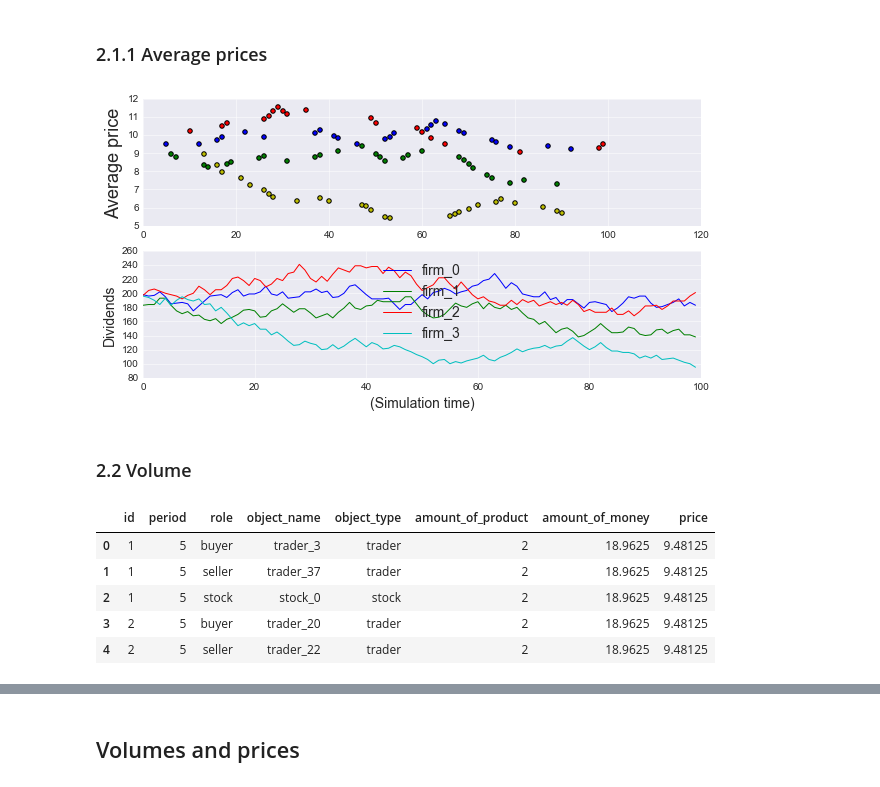
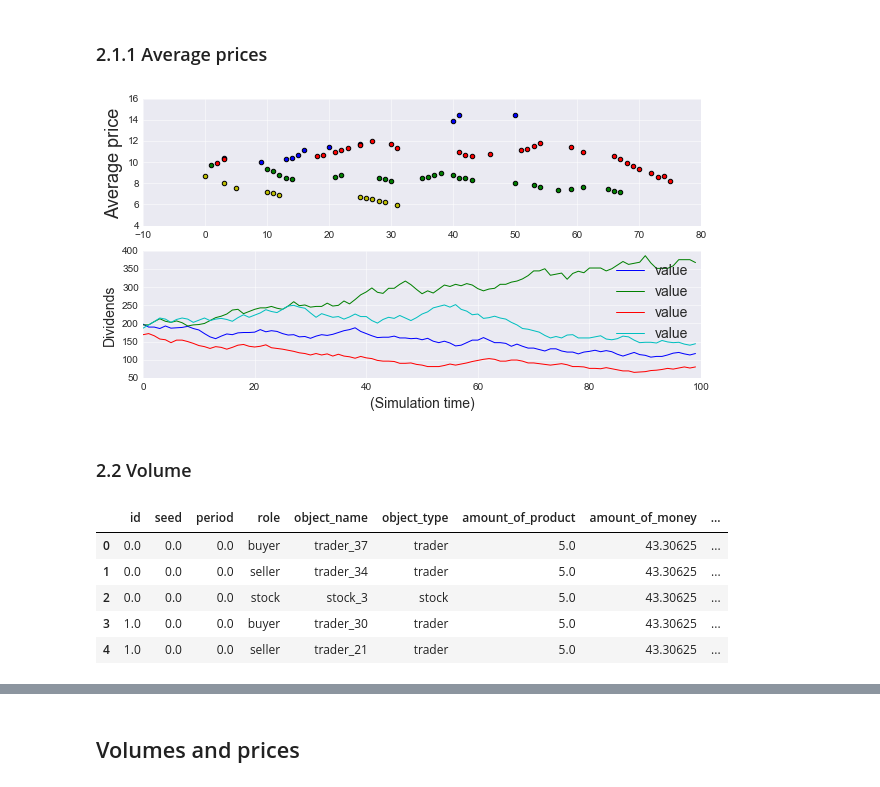
Before and after one commit to LCfP/Agent-Based-Stock-Market-Model, a Jupyter notebook: data_notebook.ipynb, the cells around one changed output, grey strips where cells are left out. Drawn from its saved outputs; the diff is of its cells as text; code cells hidden in the pictures.

```diff
--- a/data_notebook.ipynb
+++ b/data_notebook.ipynb
@@ -259,11 +278,16 @@ ax4.set_ylabel('Stock_3', fontsize='18')
 ## 2 Transactions
 Using the Transactions and Objects tables, I then analyse the transactions made by traders.
 # %%
-transactions = pd.read_sql_query("""
-SELECT Transactions.id, Transactions.period, Transactors.role, Objects.object_name, Objects.object_type, Transactions.amount_of_product, Transactions.amount_of_money
-FROM Transactors JOIN Transactions JOIN Objects
-ON Transactors.transaction_id = Transactions.id and Transactors.transactor_id = Objects.id
-""", conn)
+transactions = []
+for seed in range(NRUNS):
+    transactions.append(pd.read_sql_query(
+    """
+    SELECT Transactions{0}.id, Transactions{0}.seed, Transactions{0}.period, Transactors{0}.role, Objects{0}.object_name, Objects{0}.object_type, Transactions{0}.amount_of_product, Transactions{0}.amount_of_money
+    FROM Transactors{0} JOIN Transactions{0} JOIN Objects{0}
+    ON Transactors{0}.transaction_id = Transactions{0}.id and Transactors{0}.transactor_id = Objects{0}.id
+    """.format(seed), conn))
+# %%
+transactions = pd.concat(transactions)
 # %% [markdown]
 The price of transactions is not recorded in the simulation. Therefore, I derive it by dividing the amount of money payed for a single transactions by the amount of stocks traded.
 # %%
@@ -281,14 +305,16 @@ transactions.head()
 ### 2.1 Prices
 A stock can be traded at different prices at the same time by different traders. I therefore construct a seperate table which summarizes stocks prices over time.
 # %%
-transactionTime = [n for n in range(100)]
+transactionTime = [n for n in range(len(t_time))]
 # %%
+seed = 0
+
 stockPrices = {'period': transactionTime}
 for stock in transactions.query('object_type == "stock"')['object_name'].unique():
     allPrices = []
     for period in transactionTime:
         pricesAtPeriod = []
-        for price in transactions.query('object_name == "{}" and period == {}'.format(stock,period))['price']:
+        for price in transactions.query('object_name == "{}" and period == {} and seed == {}'.format(stock,period, seed))['price']:
             pricesAtPeriod.append(price)
         if (not not pricesAtPeriod):
             allPrices.append(pricesAtPeriod)
@@ -310,37 +336,35 @@ pricesOvertime.head()
 # %%
 fig = plt.figure(figsize=(10,5))
 ax1 = fig.add_subplot(211)
 ax2 = fig.add_subplot(212)
 
 ax1.scatter(pricesOvertime.index, pricesOvertime['stock_0'].apply(np.mean), c='b')
 ax1.scatter(pricesOvertime.index, pricesOvertime['stock_1'].apply(np.mean), c='g')
 ax1.scatter(pricesOvertime.index, pricesOvertime['stock_2'].apply(np.mean), c='r')
 ax1.scatter(pricesOvertime.index, pricesOvertime['stock_3'].apply(np.mean), c='y')
 
-ax2.plot(f_time, firm_0, label='firm_0')
-ax2.plot(f_time, firm_1, label='firm_1')
-ax2.plot(f_time, firm_2, label='firm_2')
-ax2.plot(f_time, firm_3, label='firm_3')
+for firm in firms['run_0']:
+    ax2.plot(range(len(firm)), firm.apply(int))
 
 ax2.set_ylabel('Dividends', fontsize='14')
 ax2.set_xlabel('(Simulation time)', fontsize='14')
 ax1.set_ylabel('Average price', fontsize='18')
 
 plt.legend(loc='best', fontsize='14')
 fig.savefig('pricesAndDividends.png')
 # %% [output]
-[figure, old version]
+[figure, new version]
 # %% [markdown]
 ### 2.2 Volume
 # %%
 transactions.head()
 # %% [output]
-|  | id | period | role | object_name | object_type | amount_of_product | amount_of_money | price |
-| 0 | 1 | 5 | buyer | trader_3 | trader | 2 | 18.9625 | 9.48125 |
-| 1 | 1 | 5 | seller | trader_37 | trader | 2 | 18.9625 | 9.48125 |
-| 2 | 1 | 5 | stock | stock_0 | stock | 2 | 18.9625 | 9.48125 |
-| 3 | 2 | 5 | buyer | trader_20 | trader | 2 | 18.9625 | 9.48125 |
-| 4 | 2 | 5 | seller | trader_22 | trader | 2 | 18.9625 | 9.48125 |
+|  | id | seed | period | role | object_name | object_type | amount_of_product | amount_of_money | ... |
+| 0 | 0.0 | 0.0 | 0.0 | buyer | trader_37 | trader | 5.0 | 43.30625 | ... |
+| 1 | 0.0 | 0.0 | 0.0 | seller | trader_34 | trader | 5.0 | 43.30625 | ... |
+| 2 | 0.0 | 0.0 | 0.0 | stock | stock_3 | stock | 5.0 | 43.30625 | ... |
+| 3 | 1.0 | 0.0 | 0.0 | buyer | trader_30 | trader | 5.0 | 43.30625 | ... |
+| 4 | 1.0 | 0.0 | 0.0 | seller | trader_21 | trader | 5.0 | 43.30625 | ... |
 # %%
 def dfOfVolumesPerStock(transactionsDataFrame, listOfStocks, SIMULATIONTIME):
     groupedTransactions = transactionsDataFrame.groupby(['period', 'object_name'])
```
Also changed, not shown: parts of 26 cells of this notebook.
